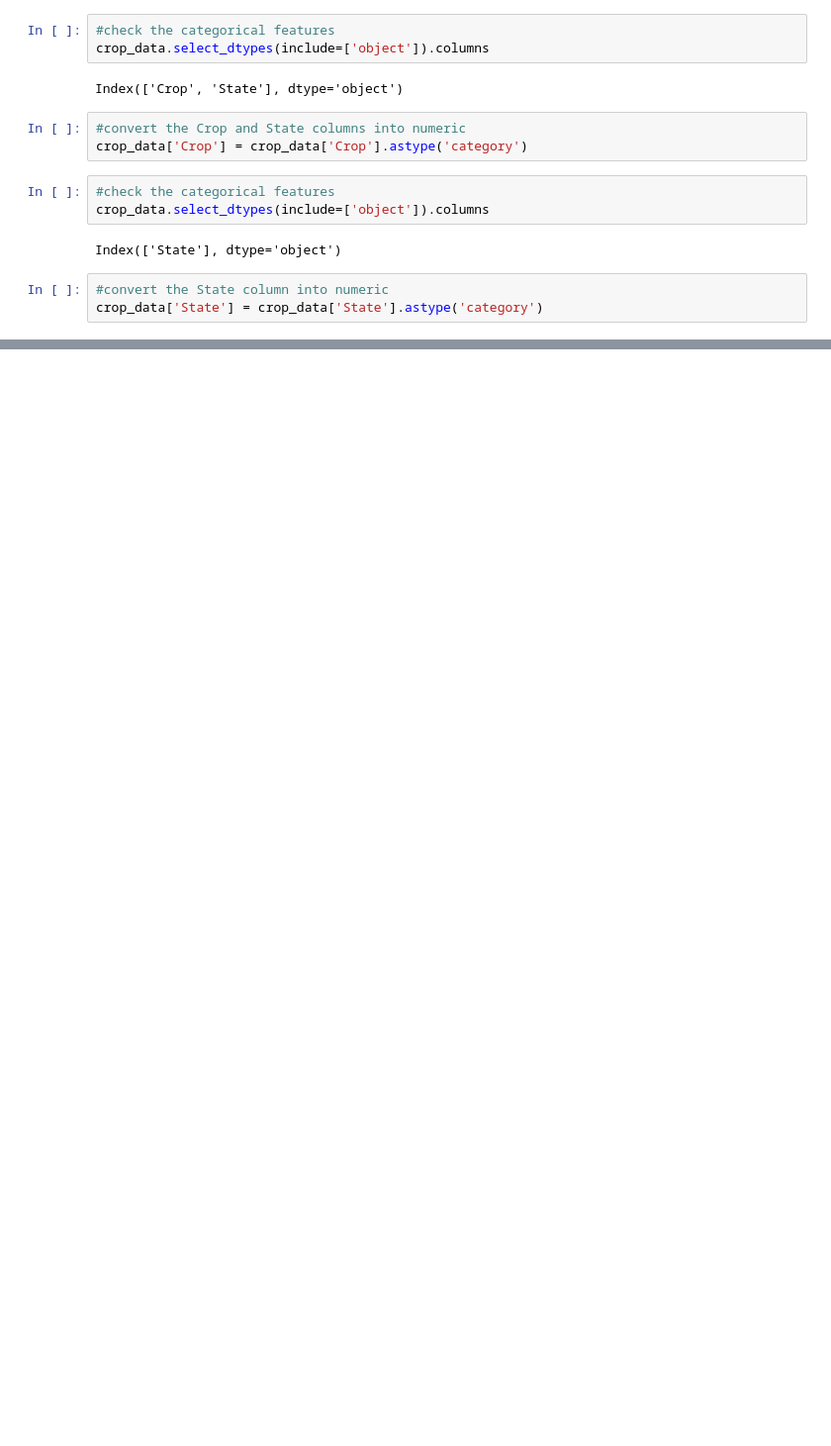
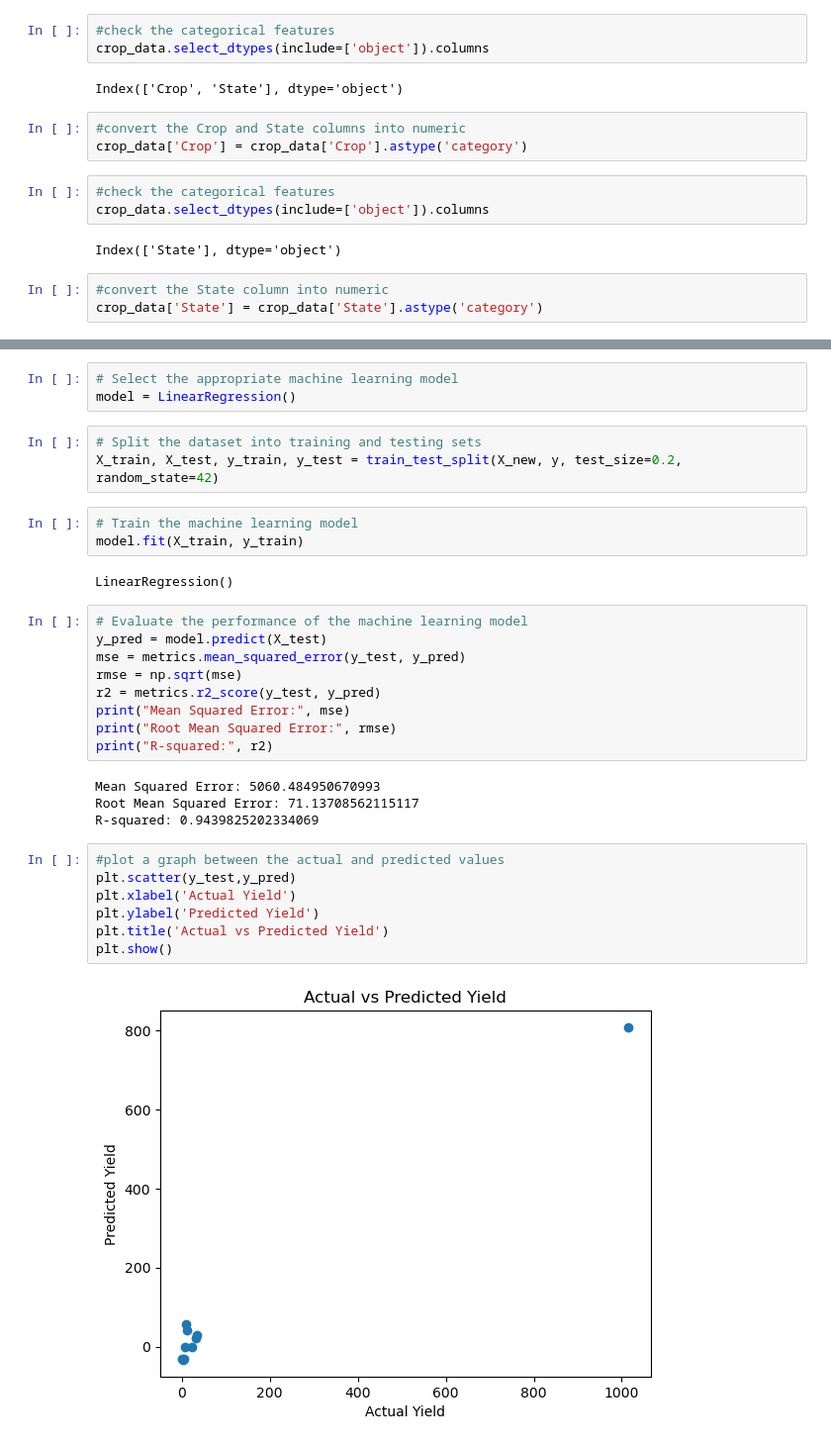
Before and after one commit to Kiash254/Deep-Learning-projects, a Jupyter notebook: crop_detection/crop.ipynb, the cells around one changed output, grey strips where cells are left out. Shown at 99% size. Cells and saved outputs as stored; diff of their text form; blank space fills up the shorter version.

```diff
--- a/crop_detection/crop.ipynb
+++ b/crop_detection/crop.ipynb
@@ -89,0 +132,33 @@ crop_data.select_dtypes(include=['object']).columns
+# %%
+# Select the appropriate machine learning model
+model = LinearRegression()
+# %%
+# Split the dataset into training and testing sets
+X_train, X_test, y_train, y_test = train_test_split(X_new, y, test_size=0.2, random_state=42)
+# %%
+# Train the machine learning model
+model.fit(X_train, y_train)
+# %% [output]
+LinearRegression()
+# %%
+# Evaluate the performance of the machine learning model
+y_pred = model.predict(X_test)
+mse = metrics.mean_squared_error(y_test, y_pred)
+rmse = np.sqrt(mse)
+r2 = metrics.r2_score(y_test, y_pred)
+print("Mean Squared Error:", mse)
+print("Root Mean Squared Error:", rmse)
+print("R-squared:", r2)
+# %% [output]
+Mean Squared Error: 5060.484950670993
+Root Mean Squared Error: 71.13708562115117
+R-squared: 0.9439825202334069
+# %%
+#plot a graph between the actual and predicted values
+plt.scatter(y_test,y_pred)
+plt.xlabel('Actual Yield')
+plt.ylabel('Predicted Yield')
+plt.title('Actual vs Predicted Yield')
+plt.show()
+# %% [output]
+[figure, added]
```
Also changed, not shown: parts of 16 cells of this notebook, 1 other file.
